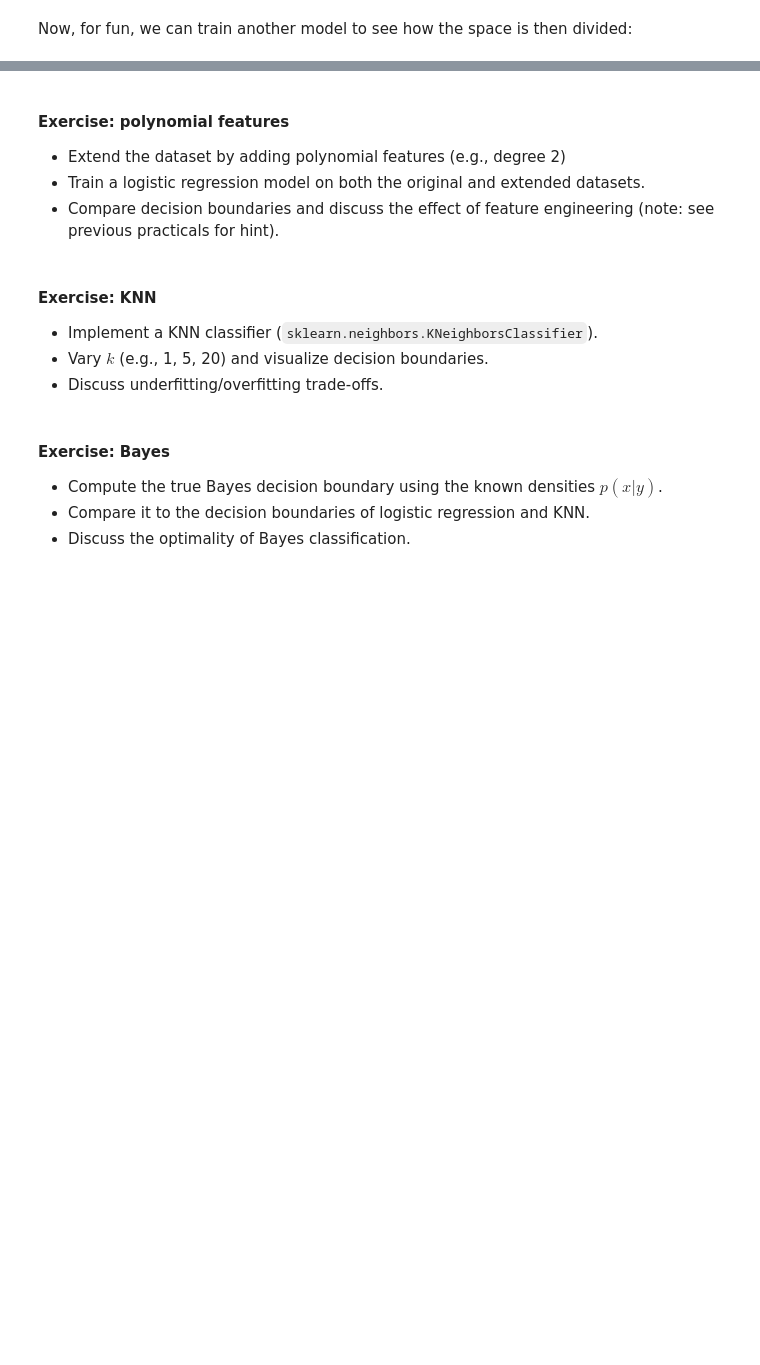
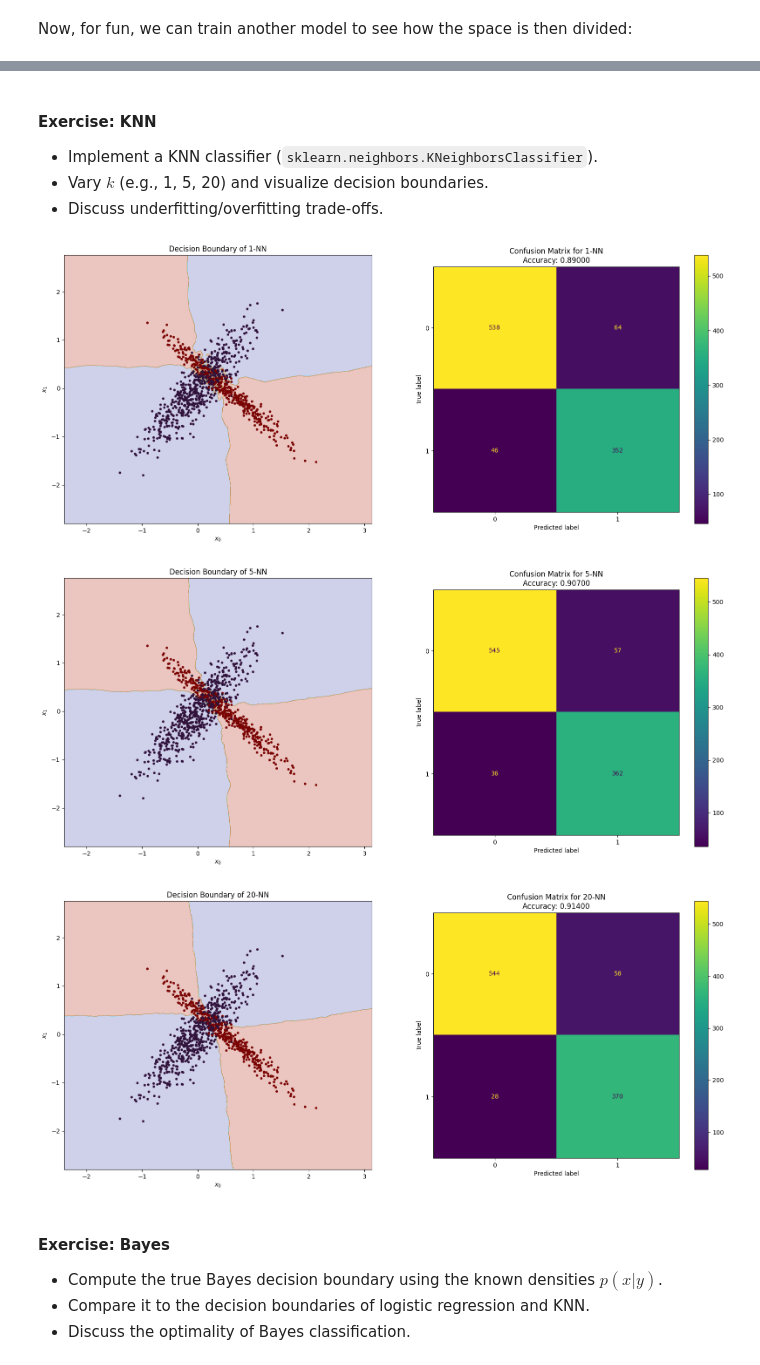
Before and after one commit to ULB-MachineLearningGroup/INFO-F422, a Jupyter notebook: Practicals/06_without_answers.ipynb, the cells around one changed output, grey strips where cells are left out. Saved outputs shown, nothing was run; the diff lists cells and outputs as text; code cells hidden in the pictures; blank space fills up the shorter version.

```diff
--- a/Practicals/06_without_answers.ipynb
+++ b/Practicals/06_without_answers.ipynb
@@ -218,13 +251,18 @@ plot_field(X, Y, model, "MLP")
-# %% [markdown]
-#### Exercise: polynomial features
-* Extend the dataset by adding polynomial features (e.g., degree 2)
-* Train a logistic regression model on both the original and extended datasets.
-* Compare decision boundaries and discuss the effect of feature engineering (note: see previous practicals for hint).
 # %% [markdown]
 #### Exercise: KNN
 * Implement a KNN classifier (`sklearn.neighbors.KNeighborsClassifier`).
 * Vary $k$ (e.g., 1, 5, 20) and visualize decision boundaries.
 * Discuss underfitting/overfitting trade-offs.
+# %%
+from sklearn.neighbors import KNeighborsClassifier
+
+for k in (1, 5, 20):
+    model = KNeighborsClassifier(k).fit(X, Y.ravel())
+    plot_field(X_test, Y_test, model, f"{k}-NN")
+# %% [output]
+[figure, added]
+[figure, added]
+[figure, added]
 # %% [markdown]
 #### Exercise: Bayes
 * Compute the true Bayes decision boundary using the known densities $p(x|y)$.
```
Also changed, not shown: parts of 14 cells of this notebook.
